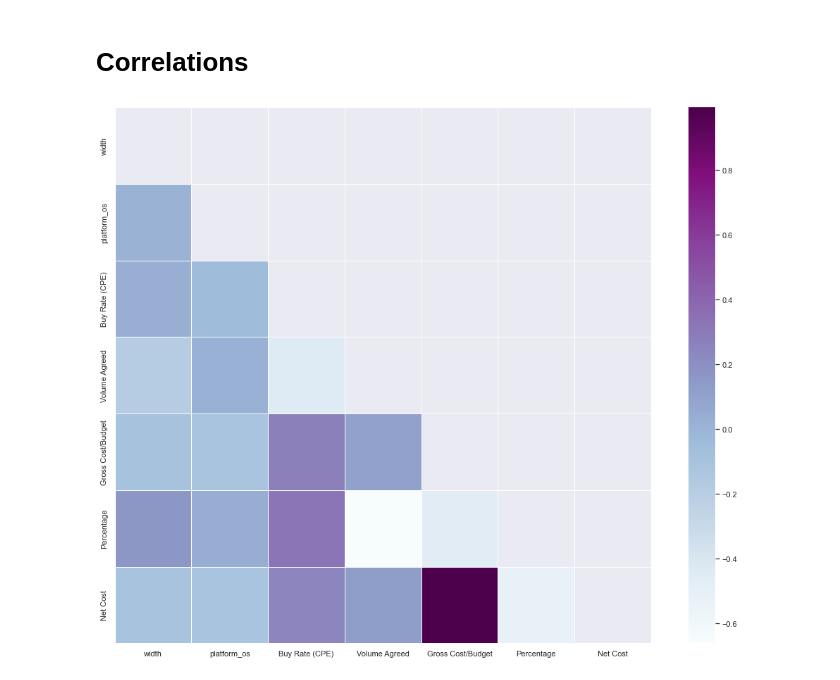
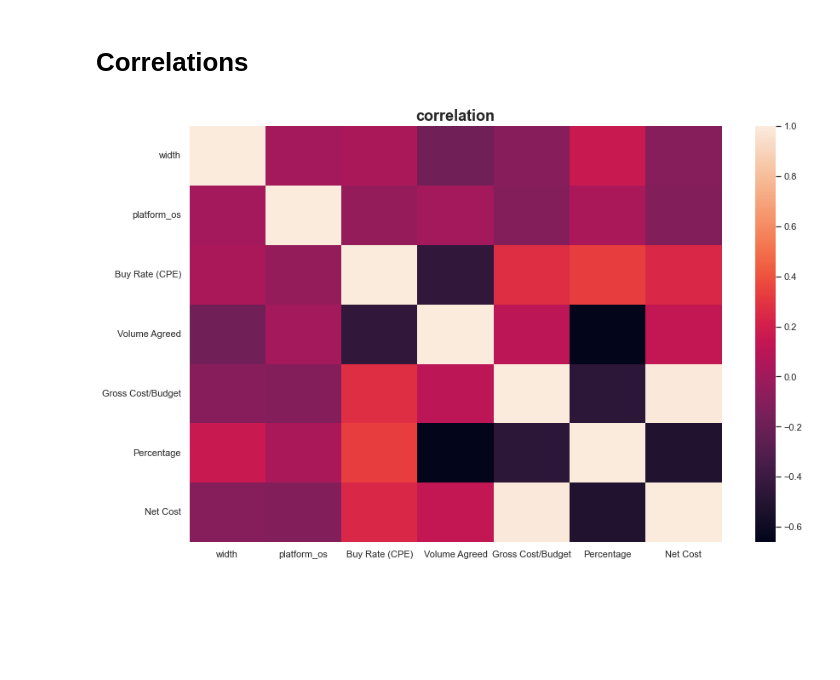
Before and after one commit to abel-blue/data-science-challenge, a Jupyter notebook: notebooks/2. data_exploration.ipynb, the cells around one changed output. Drawn from its saved outputs; the diff is of its cells as text; code cells hidden in the pictures; blank space fills up the shorter version.

Commit message:
modified and extracted some feature for visualization

```diff
--- a/notebooks/2. data_exploration.ipynb
+++ b/notebooks/2. data_exploration.ipynb
@@ -455,14 +455,8 @@ fig = exploration.plot_hist(df,'browser_ts','blue')
 # %% [markdown]
 # Correlations
 # %%
-# Compute the correlation matrix
-corr_all = df.drop('kpis', axis = 1).corr()
-# upper triangle
-mask = np.zeros_like(corr_all, dtype = np.bool)
-mask[np.triu_indices_from(mask)] = True
-f, ax = plt.subplots(figsize = (19, 14))
-sns.heatmap(corr_all, mask = mask,
-            square = True, linewidths = .5, ax = ax, cmap = "BuPu")
-plt.show()
+# correlation
+exploration = exploration()
+exploration.plot_heatmap_from_correlation(df.corr(), "correlation")
 # %% [output]
-[figure, old version]
+[figure, new version]
```
